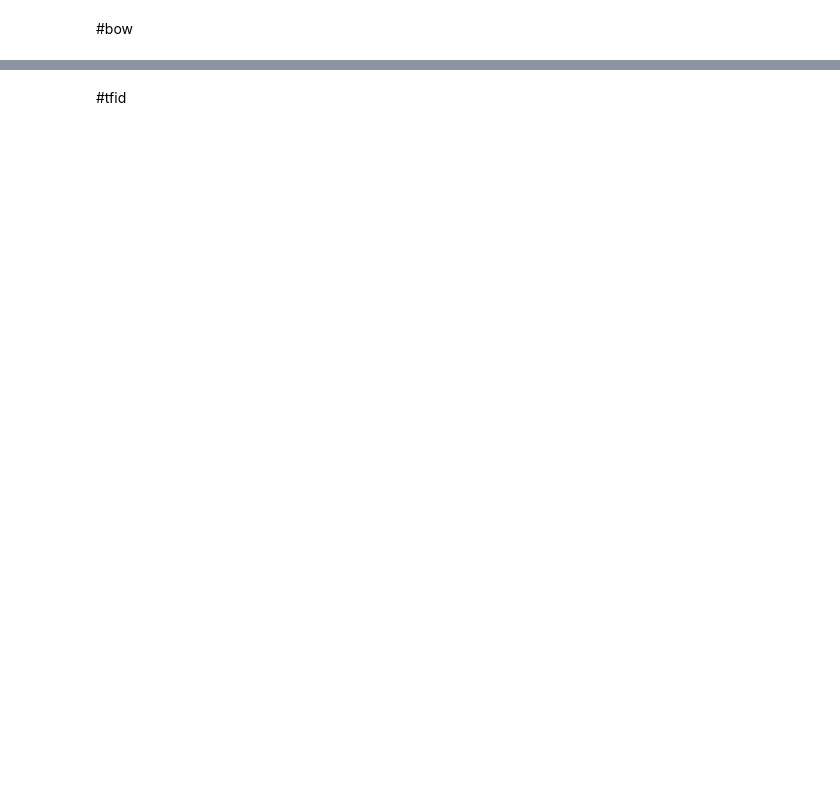
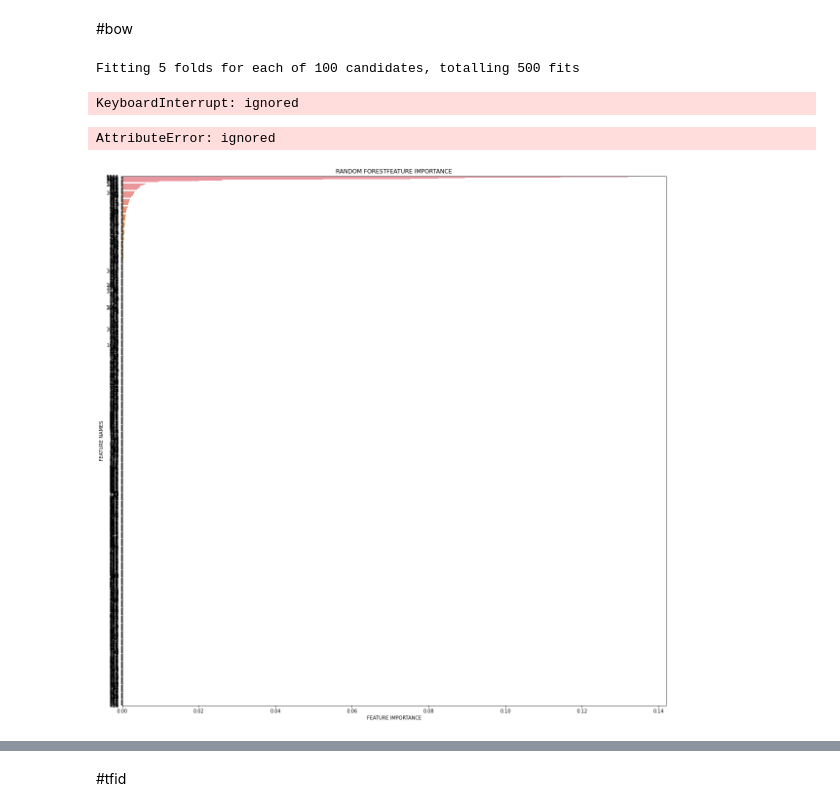
Before and after one commit to Zarmina97/NLP-project-, a Jupyter notebook: Models/RandomForest.ipynb, the cells around one changed output, grey strips where cells are left out. Saved outputs shown, nothing was run; the diff lists cells and outputs as text; code cells hidden in the pictures; blank space fills up the shorter version.

Commit message:
updated the models
updated the models

```diff
--- a/Models/RandomForest.ipynb
+++ b/Models/RandomForest.ipynb
@@ -36,0 +66,75 @@ d2v_df=pd.read_csv('d2v_df.csv')
+# %%
+#converted the dataframe
+
+X=pd.DataFrame(X)
+y=pd.DataFrame(y)
+# %%
+x_train, x_test, y_train, y_test = train_test_split(X, y, test_size=0.2, random_state=2022)
+# %%
+model_rand = RandomForestRegressor()
+
+n_estimators = [5,20,50,100] # number of trees in the random forest
+max_features = ['auto', 'sqrt'] # number of features in consideration at every split
+max_depth = [int(x) for x in np.linspace(10, 120, num = 12)] # maximum number of levels allowed in each decision tree
+min_samples_split = [2, 6, 10] # minimum sample number to split a node
+min_samples_leaf = [1, 3, 4] # minimum sample number that can be stored in a leaf node
+bootstrap = [True, False] # method used to sample data points
+
+random_grid = {'n_estimators': n_estimators,
+
+'max_features': max_features,
+'max_depth': max_depth,
+'min_samples_split': min_samples_split,
+'min_samples_leaf': min_samples_leaf,
+'bootstrap': bootstrap}
+
+
+rf_random = RandomizedSearchCV(estimator = model_rand,param_distributions = random_grid,n_iter = 100, cv = 5, verbose=2, random_state=35, n_jobs = -1)
+
+
+rf_random.fit(x_train, y_train)
+
+# model_rand.best_score_
+print ('Random grid: ', random_grid, '\n')
+
+# print the best parameters
+print ('Best Parameters: ', rf_random.best_params_, ' \n')
+# %% [output]
+Fitting 5 folds for each of 100 candidates, totalling 500 fits
+KeyboardInterrupt: ignored
+# %%
+print ('Best Parameters: ', rf_random.best_params_, ' \n')
+# %% [output]
+AttributeError: ignored
+# %%
+from sklearn.ensemble import RandomForestRegressor
+
+rnd_clf = RandomForestRegressor(n_estimators=20, min_samples_split=10, min_samples_leaf=4,max_features='sqrt',max_depth=10,bootstrap=True)
+rnd_clf.fit(x_train, y_train)
+y_pred_rnd_clf = rnd_clf.predict(x_test)
+# %%
+def plot_feature_importance(importance,names,model_type):
+
+#Create arrays from feature importance and feature names
+  feature_importance = np.array(importance)
+  feature_names = np.array(names)
+
+  #Create a DataFrame using a Dictionary
+  data={'feature_names':feature_names,'feature_importance':feature_importance}
+  fi_df = pd.DataFrame(data)
+
+  #Sort the DataFrame in order decreasing feature importance
+  fi_df.sort_values(by=['feature_importance'], ascending=False,inplace=True)
+
+  #Define size of bar plot
+  plt.figure(figsize=(20,20))
+  #Plot Searborn bar chart
+  sns.barplot(x=fi_df['feature_importance'], y=fi_df['feature_names'])
+  #Add chart labels
+  plt.title(model_type + 'FEATURE IMPORTANCE')
+  plt.xlabel('FEATURE IMPORTANCE')
+  plt.ylabel('FEATURE NAMES')
+# %%
+plot_feature_importance(rnd_clf.feature_importances_,x_train.columns,'RANDOM FOREST')
+# %% [output]
+[figure, added]
```
Also changed, not shown: parts of 16 cells of this notebook, 2 other files.
